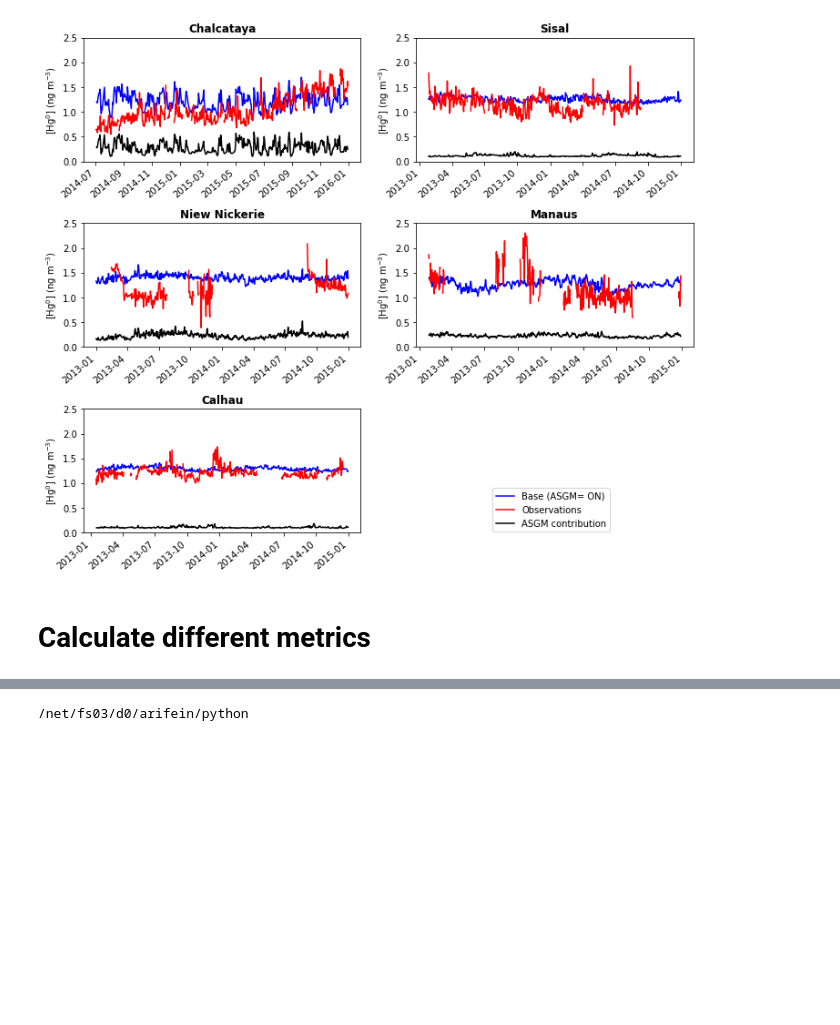
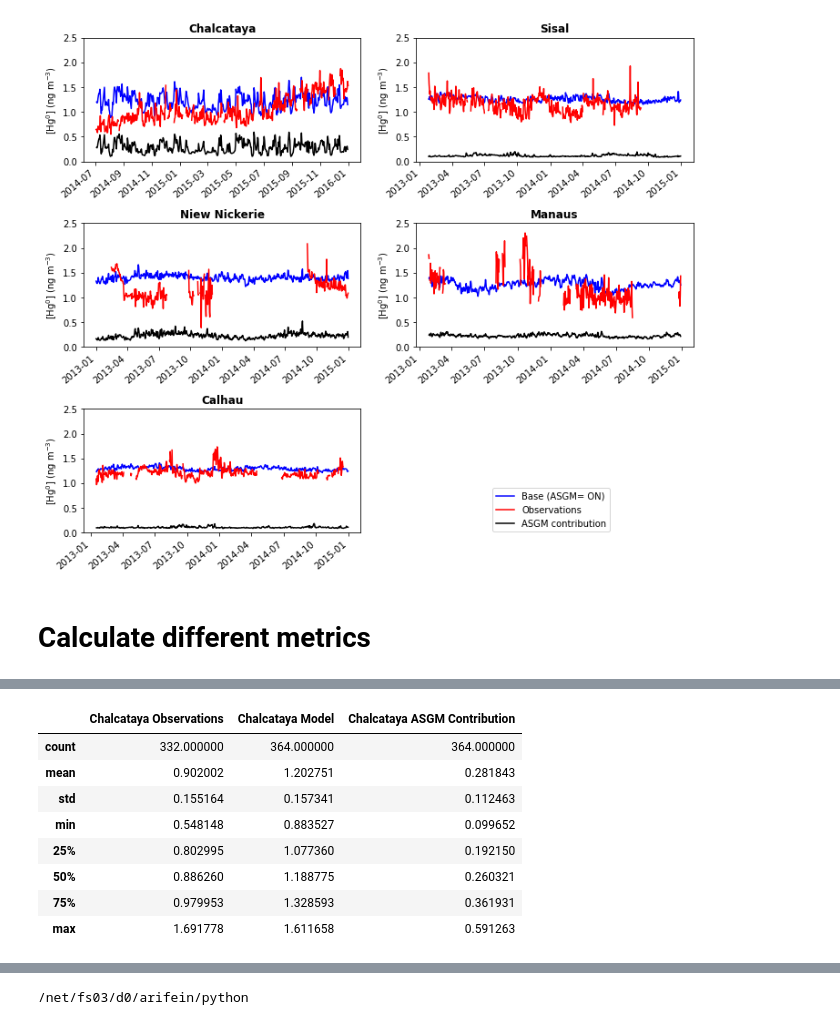
Before and after one commit to Shakes-tzd/MIT_TPP_thesis, a Jupyter notebook: JPnotebooks/LATAM GMOS Sites_Obs v Model.ipynb, the cells around one changed output, grey strips where cells are left out. Saved outputs shown, nothing was run; the diff lists cells and outputs as text; code cells hidden in the pictures; blank space fills up the shorter version.

```diff
--- a/JPnotebooks/LATAM GMOS Sites_Obs v Model.ipynb
+++ b/JPnotebooks/LATAM GMOS Sites_Obs v Model.ipynb
@@ -456,7 +488,7 @@ PeriodIndex(['2014-07', '2014-07', '2014-07', '2014-07', '2014-07', '2014-07',
 #function to plot data
 def plot_data(site):#BAR,CAL,CST, MAN,NIK, SIS, CHC
 
-    fname={'BAR':'Bariloche','CAL':'Calhau','CST':'Celestun', 'MAN':'Manaus','NIK':'Niew Nickerie','SIS':'Sisal', 'CHC':'Chalcataya'}
+    fname={'CAL':'Calhau','CST':'Celestun', 'MAN':'Manaus','NIK':'Niew Nickerie','SIS':'Sisal', 'CHC':'Chalcataya'}
     if site=='CHC':
         start_dt= '2014-07-03'
         end_dt= '2016-01-01'
@@ -518,11 +550,11 @@ plt.show()
 # %%
 Sites_ASGM={}
 #Sites_OB={}
-fname={'BAR':'Bariloche','CAL':'Calhau','CST':'Celestun', 'MAN':'Manaus','NIK':'Niew Nickerie','SIS':'Sisal', 'CHC':'Chalcataya'}
+fname={'CAL':'Calhau','CST':'Celestun', 'MAN':'Manaus','NIK':'Niew Nickerie','SIS':'Sisal', 'CHC':'Chalcataya'}
 for gsite in position.keys():
     if gsite=='CHC':
-        start_dt= '2014-07-03'
-        end_dt= '2015-07-03'
+        start_dt= '2014-07-02'
+        end_dt= '2015-07-02'
     else:
         start_dt='2013-01-01'
         end_dt= '2014-01-01'
@@ -545,3 +577,31 @@ for gsite in position.keys():
     Sites_ASGM[gsite]=summaries
     #print(f"\n {gsite} \n {summary}")
     ##BAR,CAL,CST, MAN,NIK, SIS, CHC
+# %%
+def site_metrics(gsite):
+    if gsite=='CHC':
+        start_dt= '2014-07-02'
+        end_dt= '2015-07-02'
+    else:
+        start_dt='2013-01-01'
+        end_dt= '2014-01-01'
+    obs, model, asgm =prep_plot(gsite)
+    model=model.to_frame().loc[start_dt:end_dt]
+    asgm=asgm.to_frame().loc[start_dt:end_dt]
+    obs=obs.loc[start_dt:end_dt]
+    #obs, model, asgm =prep_plot(gsite)
+    # vertconcat=pd.concat([obs, model, asgm], axis=1)
+    # vertconcat.columns=['Observations','Reference Simulation','ASGM contribution']
+    asgm_summary=asgm.describe()
+    asgm_summary.columns=[fname[gsite]+' ASGM Contribution']
+
+    model_summary=model.describe()
+    model_summary.columns=[fname[gsite]+' Model']
+
+    obs_summary=obs.describe()
+    obs_summary.columns=[fname[gsite]+' Observations']
+    summaries=pd.concat([obs_summary,model_summary,asgm_summary], axis=1)
+    return summaries, obs, model, asgm
+# %%
+summaries, obs, model, asgm =site_metrics('CHC')
+obs
@@ -547,0 +622,12 @@ for gsite in position.keys():
+# %%
+summaries
+# %% [output]
+|  | Chalcataya Observations | Chalcataya Model | Chalcataya ASGM Contribution |
+| count | 332.000000 | 364.000000 | 364.000000 |
+| mean | 0.902002 | 1.202751 | 0.281843 |
+| std | 0.155164 | 0.157341 | 0.112463 |
+| min | 0.548148 | 0.883527 | 0.099652 |
+| 25% | 0.802995 | 1.077360 | 0.192150 |
+| 50% | 0.886260 | 1.188775 | 0.260321 |
+| 75% | 0.979953 | 1.328593 | 0.361931 |
+| max | 1.691778 | 1.611658 | 0.591263 |
```
Also changed, not shown: parts of 13 cells of this notebook, 9 other files.
